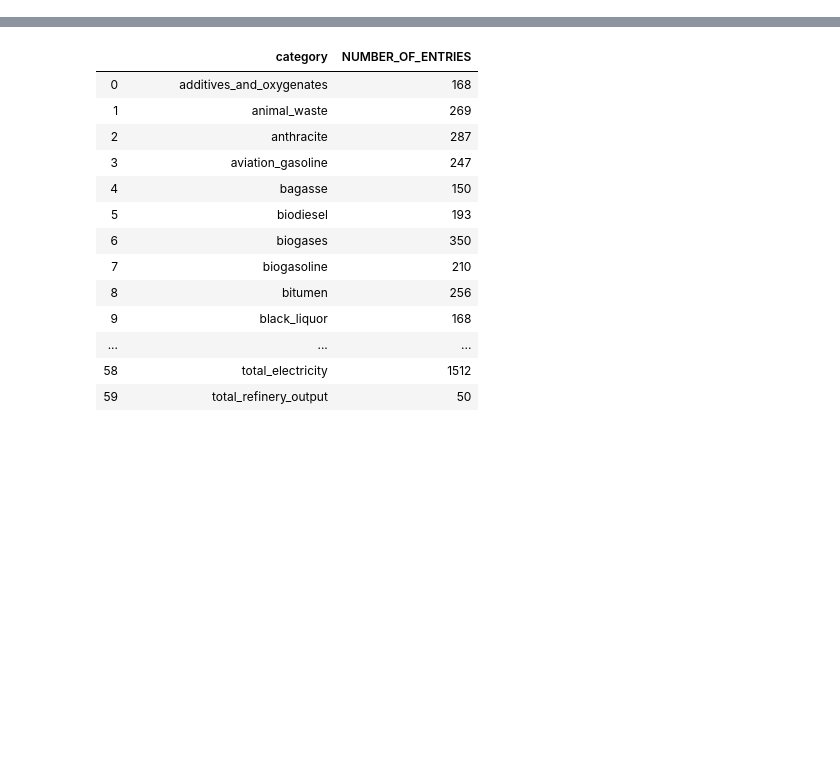
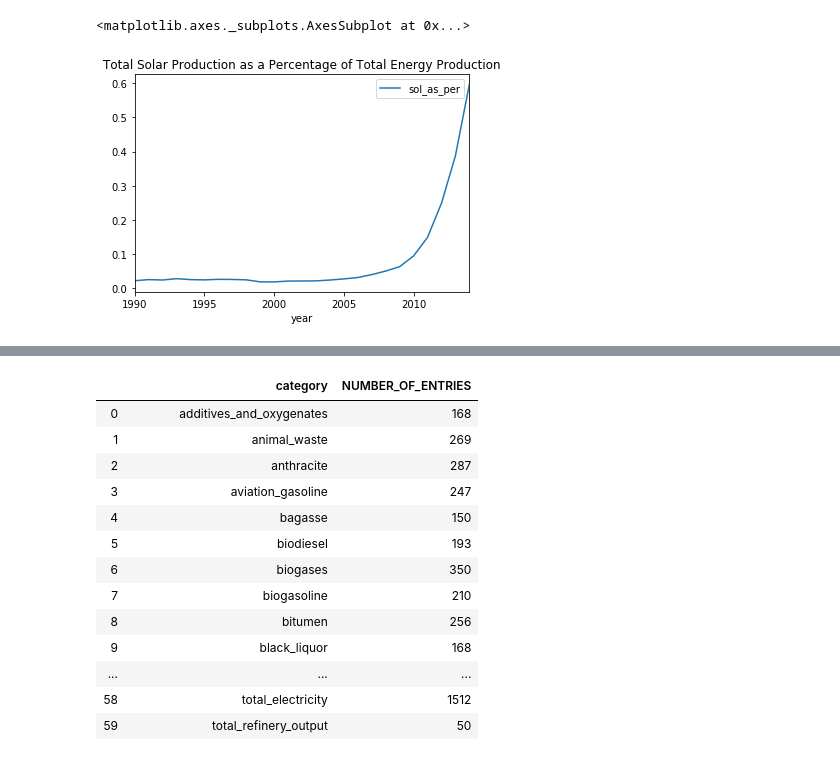
Before and after one commit to Bourbonplaytime/Renewable_energy, a Jupyter notebook: Renewable_energy.ipynb, the cells around one changed output, grey strips where cells are left out. Saved outputs shown, nothing was run; the diff lists cells and outputs as text; code cells hidden in the pictures; blank space fills up the shorter version.

```diff
--- a/Renewable_energy.ipynb
+++ b/Renewable_energy.ipynb
@@ -74 +88,6 @@ sol_results.head(3)
+# %%
+sol_results.plot(x='year', y='sol_as_per', title='Total Solar Production as a Percentage of Total Energy Production')
+# %% [output]
+<matplotlib.axes._subplots.AxesSubplot at 0x...>
+[figure, added]
 # %%
```
Also changed, not shown: parts of 15 cells of this notebook.
